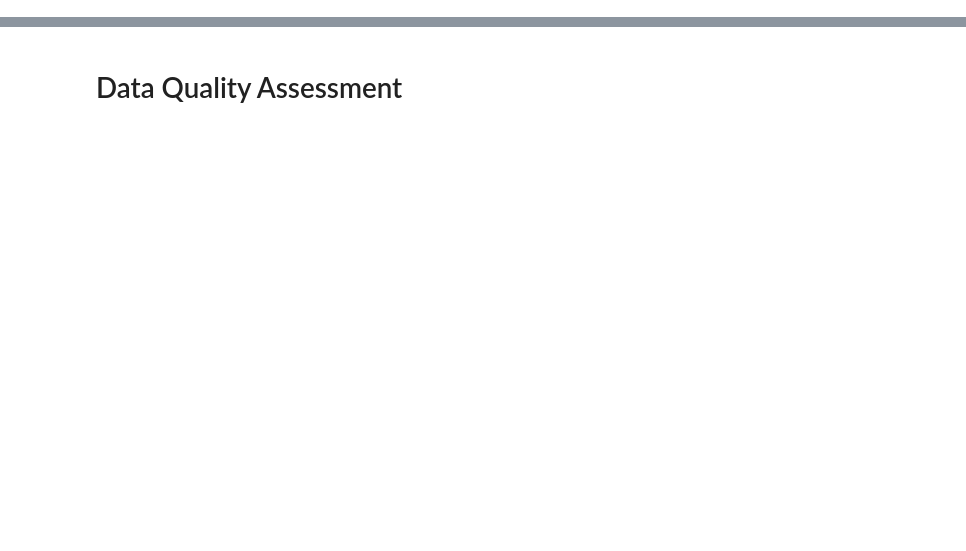
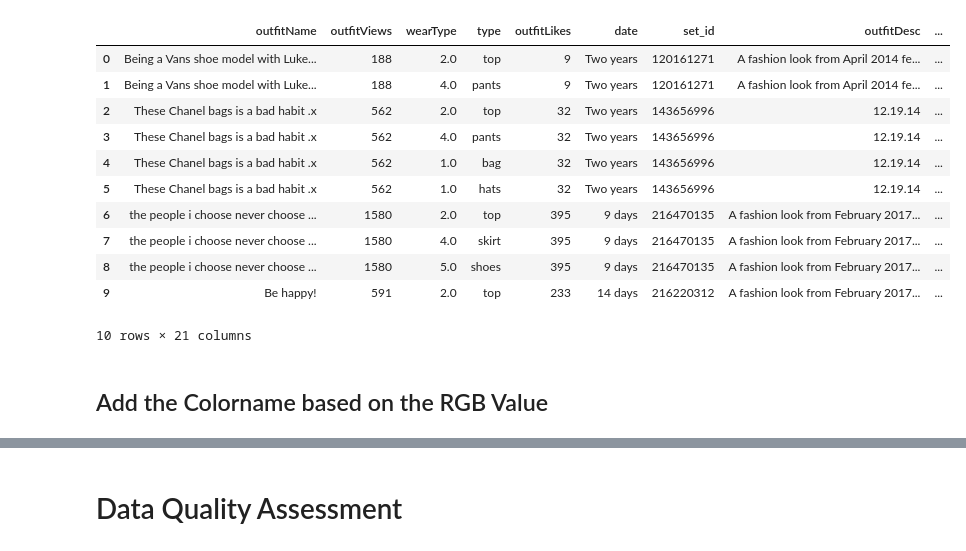
Before and after one commit to RomanZberg/DSPRO2-outfit-recommendation, a Jupyter notebook: data-preparation/Prepare_for_CNN.ipynb, the cells around one changed output, grey strips where cells are left out. Saved outputs shown, nothing was run; the diff lists cells and outputs as text; code cells hidden in the pictures; blank space fills up the shorter version.

Commit message:
Extracting Color Script

```diff
--- a/data-preparation/Prepare_for_CNN.ipynb
+++ b/data-preparation/Prepare_for_CNN.ipynb
@@ -18,0 +47,4 @@ class WearType(Enum):
+# %%
+small_df = df.head(10)
+# %%
+small_df["Dominant Color"] = small_df["imagePath BG-Removed"].apply(lambda x: get_palette(x, 3, 1))
@@ -18,0 +67,2 @@ class WearType(Enum):
+# %%
+split = pd.DataFrame(small_df['Dominant Color'].to_list(), columns= ['1st Dominant Color', '2nd Dominant Color', '3rd Dominant Color', '4th Dominant Color'])
@@ -18,0 +81,4 @@ class WearType(Enum):
+# %%
+small_df.reset_index(drop=True, inplace=True)
+split.reset_index(drop=True, inplace=True)
+small_df = pd.concat([small_df, split], axis=1)
@@ -18,0 +103,17 @@ class WearType(Enum):
+# %%
+small_df
+# %% [output]
+|  | outfitName | outfitViews | wearType | type | outfitLikes | date | set_id | outfitDesc | ... |
+| 0 | Being a Vans shoe model with Luke... | 188 | 2.0 | top | 9 | Two years | 120161271 | A fashion look from April 2014 fe... | ... |
+| 1 | Being a Vans shoe model with Luke... | 188 | 4.0 | pants | 9 | Two years | 120161271 | A fashion look from April 2014 fe... | ... |
+| 2 | These Chanel bags is a bad habit .x | 562 | 2.0 | top | 32 | Two years | 143656996 | 12.19.14 | ... |
+| 3 | These Chanel bags is a bad habit .x | 562 | 4.0 | pants | 32 | Two years | 143656996 | 12.19.14 | ... |
+| 4 | These Chanel bags is a bad habit .x | 562 | 1.0 | bag | 32 | Two years | 143656996 | 12.19.14 | ... |
+| 5 | These Chanel bags is a bad habit .x | 562 | 1.0 | hats | 32 | Two years | 143656996 | 12.19.14 | ... |
+| 6 | the people i choose never choose ... | 1580 | 2.0 | top | 395 | 9 days | 216470135 | A fashion look from February 2017... | ... |
+| 7 | the people i choose never choose ... | 1580 | 4.0 | skirt | 395 | 9 days | 216470135 | A fashion look from February 2017... | ... |
+| 8 | the people i choose never choose ... | 1580 | 5.0 | shoes | 395 | 9 days | 216470135 | A fashion look from February 2017... | ... |
+| 9 | Be happy! | 591 | 2.0 | top | 233 | 14 days | 216220312 | A fashion look from February 2017... | ... |
+10 rows × 21 columns
+# %% [markdown]
+## Add the Colorname based on the RGB Value
```
Also changed, not shown: parts of 29 cells of this notebook.
